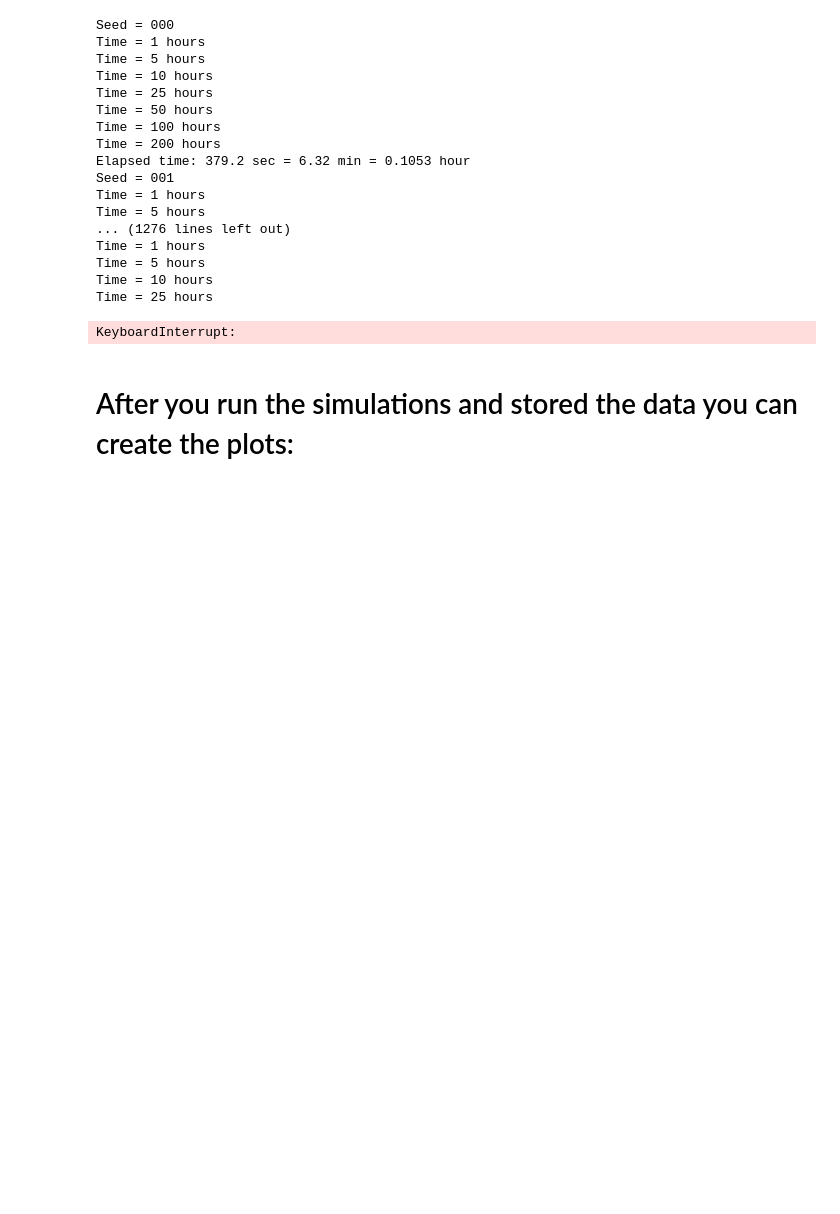
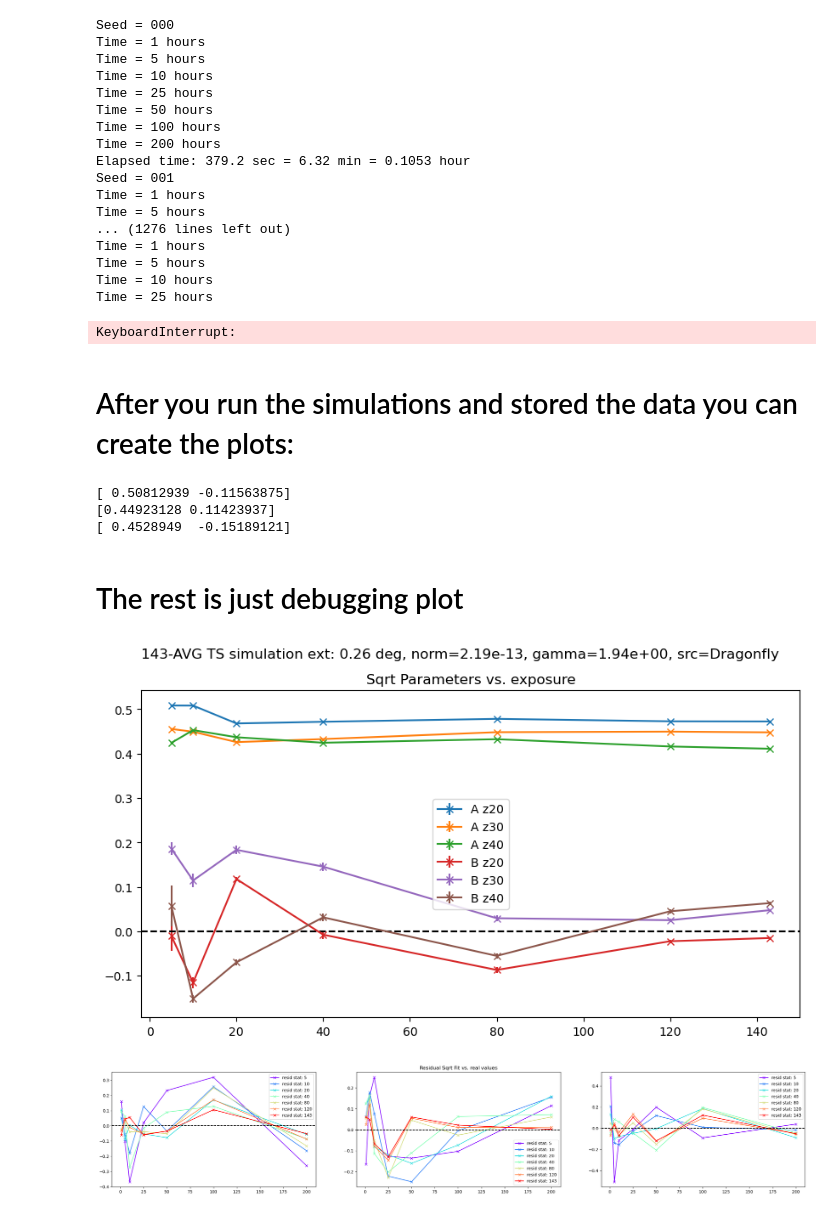
Before and after one commit to matteobalbo/Observation_plan_maker, a Jupyter notebook: notebook/Source_TS_vs_Time_and_Spatial_cut.ipynb, the cells around one changed output. Cells and saved outputs as stored; diff of their text form; code cells hidden in the pictures; blank space fills up the shorter version.

Commit message:
add notebook 'Source_TS_vs_Time_and_Spatial_cut'

```diff
--- a/notebook/Source_TS_vs_Time_and_Spatial_cut.ipynb
+++ b/notebook/Source_TS_vs_Time_and_Spatial_cut.ipynb
@@ -369,12 +391,13 @@ for z, a, b, c in zip(["20", "30", "40"], [ax1, ax4, ax7], [ax2, ax5, ax8], [ax3
         model_func, exposure, sigma_max
     )
     x = np.arange(0, 200, 0.5)
-    c.plot(x, model_func(x, *params), label="sqrt fit", ls="--", c="k")
+    c.plot(x, model_func(x, *params), label=f"fit: {params[0]:.3f}*sqrt(t) {params[1]:+.3f}", ls="--", c="k")
+    a.legend(loc=1)
+    b.legend()
     c.legend()
-    b.legend()
-    a.legend(loc=1)
-    a.set_ylim(-3, 35.5)
-    b.set_ylim(-3, 35.5)
+    a.set_ylim(-3, 10.5)
+    b.set_ylim(-3, 10.5)
+    b.set_ylim(-2, 8.5)
     a.set_xlim(-0.1, 5.1)
     b.set_xlim(-0.1, 5.1)
 fig.tight_layout()
@@ -385,3 +408,9 @@ if save_plot:
         Path(path).mkdir(exist_ok=True)
     figname = f"../debug/{src}/multi_{len_seeds:03d}-AVG_norm_{source_w.spectral_model.amplitude.value:.2e}_gamma_{source_w.spectral_model.index.value:.2e}_ext_{ext:.2f}deg.png"
 fig.savefig(figname)
+# %% [output]
+[ 0.50812939 -0.11563875]
+[0.44923128 0.11423937]
+[ 0.4528949  -0.15189121]
+# %% [markdown]
+# The rest is just debugging plot
@@ -387,0 +699,29 @@ fig.savefig(figname)
+# %%
+plt.ion()
+fig, ax1 = plt.subplots(ncols=1, nrows=1, figsize=(10, 5))
+fig.suptitle(f"{len_seeds}-AVG TS simulation ext: {ext:.2f} deg, norm={source_w.spectral_model.amplitude.value:.2e}, gamma={source_w.spectral_model.index.value:.2e}, src={src}")
+seed_max = [5,10,20,40,80,120,143]
+ax1.set_title("Sqrt Parameters vs. exposure")
+ax1.errorbar(seed_max,A20,yerr=A20_err,marker='x',ls='-',label='A z20')
+ax1.errorbar(seed_max,A30,yerr=A30_err,marker='x',ls='-',label='A z30')
+ax1.errorbar(seed_max,A40,yerr=A40_err,marker='x',ls='-',label='A z40')
+ax1.errorbar(seed_max,B20,yerr=B20_err,marker='x',ls='-',label='B z20')
+ax1.errorbar(seed_max,B30,yerr=B30_err,marker='x',ls='-',label='B z30')
+ax1.errorbar(seed_max,B40,yerr=B40_err,marker='x',ls='-',label='B z40')
+ax1.axhline(0,ls='--',c='k')
+ax1.legend()
+fig, (ax1,ax2,ax3) = plt.subplots(ncols=3, nrows=1, figsize=(30, 5))
+ax2.set_title("Residual Sqrt Fit vs. real values")
+color = iter(cm.rainbow(np.linspace(0, 1, num=len(seed_max))))
+#col = next(color)
+for s in range(len(seed_max)):
+    col = next(color)
+    ax1.plot(exposure,resid20[s],marker='x',ls='-',label=f'resid stat: {seed_max[s]}', c=col)
+    ax2.plot(exposure,resid30[s],marker='x',ls='-',label=f'resid stat: {seed_max[s]}', c=col)
+    ax3.plot(exposure,resid40[s],marker='x',ls='-',label=f'resid stat: {seed_max[s]}', c=col)
+for ax in [ax1,ax2,ax3]:
+    ax.axhline(0,ls='--',c='k')
+    ax.legend()
+# %% [output]
+[figure, added]
+[figure, added]
```
Also changed, not shown: parts of 5 cells of this notebook.
